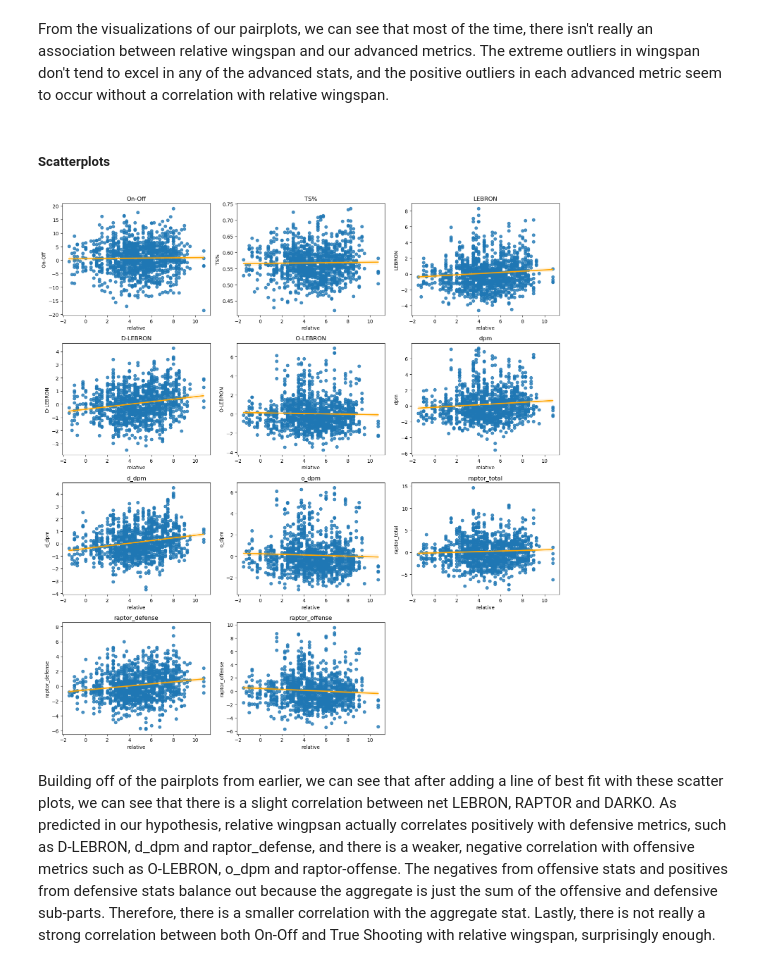
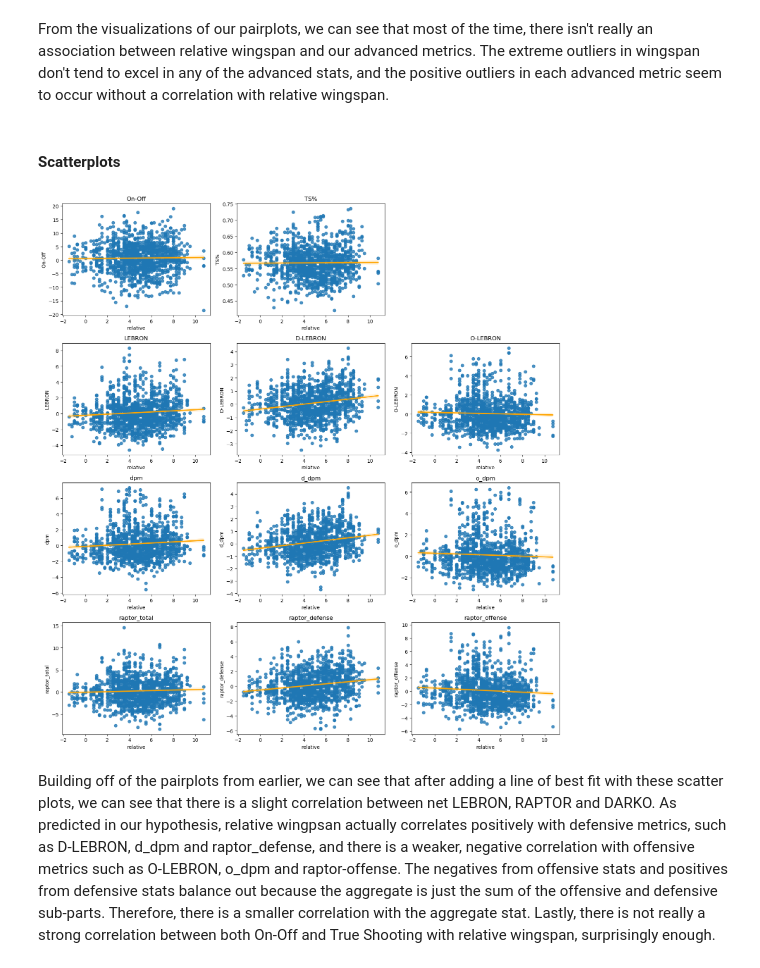
Before and after one commit to COGS108/Group135_WI26, a Jupyter notebook: 03-FinalProject.ipynb, the cells around one changed output. Drawn from its saved outputs; the diff is of its cells as text; code cells hidden in the pictures.

```diff
--- a/03-FinalProject.ipynb
+++ b/03-FinalProject.ipynb
@@ -751,23 +759,26 @@ plt.show()
 # %% [markdown]
 From the visualizations of our pairplots, we can see that most of the time, there isn't really an association between relative wingspan and our advanced metrics. The extreme outliers in wingspan don't tend to excel in any of the advanced stats, and the positive outliers in each advanced metric seem to occur without a correlation with relative wingspan.
 # %% [markdown]
-##### Scatterplots
+#### Scatterplots
 # %%
 plots_per_row = 3
 n_rows = (len(features) + plots_per_row - 1) // plots_per_row
 fig, axes = plt.subplots(n_rows, plots_per_row, figsize=(plots_per_row*5, n_rows*4))
 axes = axes.flatten()
 
+axes[2].set_visible(False)
 for i, feature in enumerate(features):
-    sns.regplot(data=final_result, x="relative", y=feature, ax=axes[i], line_kws={"color": "orange"})
-    axes[i].set_title(feature)
+    ax_index = i if i < 2 else i + 1
+    sns.regplot(data=final_result, x="relative", y=feature, ax=axes[ax_index], line_kws={"color": "orange"})
+    axes[ax_index].set_title(feature)
 
-for j in range(i+1, len(axes)):
+
+for j in range(ax_index + 1, len(axes)):
     axes[j].set_visible(False)
 
 plt.tight_layout()
 plt.show()
 # %% [output]
-[figure, old version]
+[figure, new version]
 # %% [markdown]
 Building off of the pairplots from earlier, we can see that after adding a line of best fit with these scatter plots, we can see that there is a slight correlation between net LEBRON, RAPTOR and DARKO. As predicted in our hypothesis, relative wingpsan actually correlates positively with defensive metrics, such as D-LEBRON, d_dpm and raptor_defense, and there is a weaker, negative correlation with offensive metrics such as O-LEBRON, o_dpm and raptor-offense. The negatives from offensive stats and positives from defensive stats balance out because the aggregate is just the sum of the offensive and defensive sub-parts. Therefore, there is a smaller correlation with the aggregate stat. Lastly, there is not really a strong correlation between both On-Off and True Shooting with relative wingspan, surprisingly enough.
```
Also changed, not shown: parts of 24 cells of this notebook.
